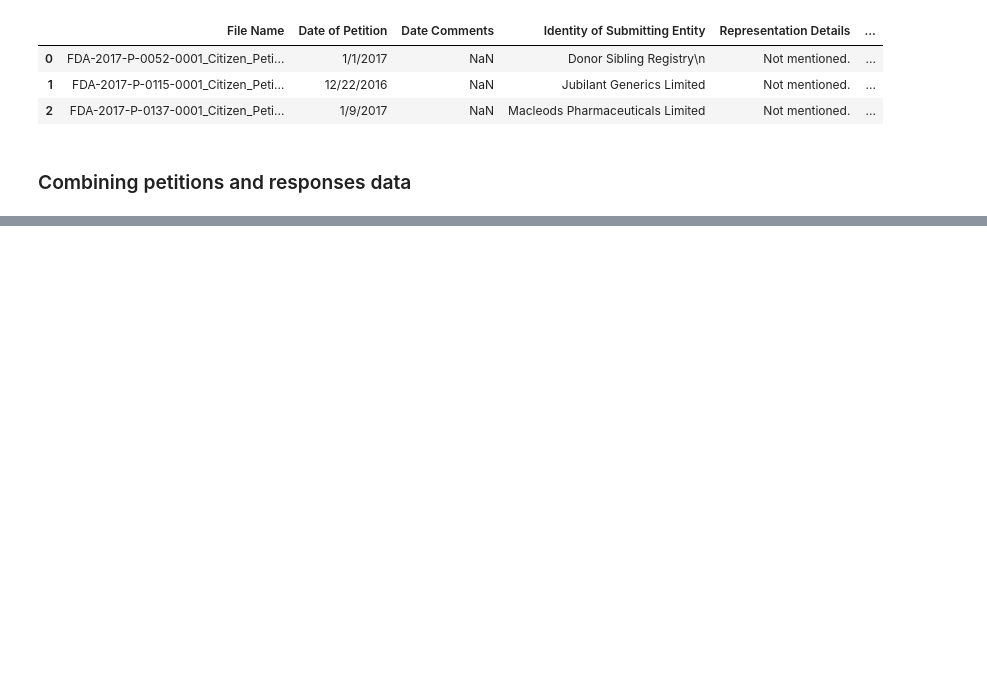
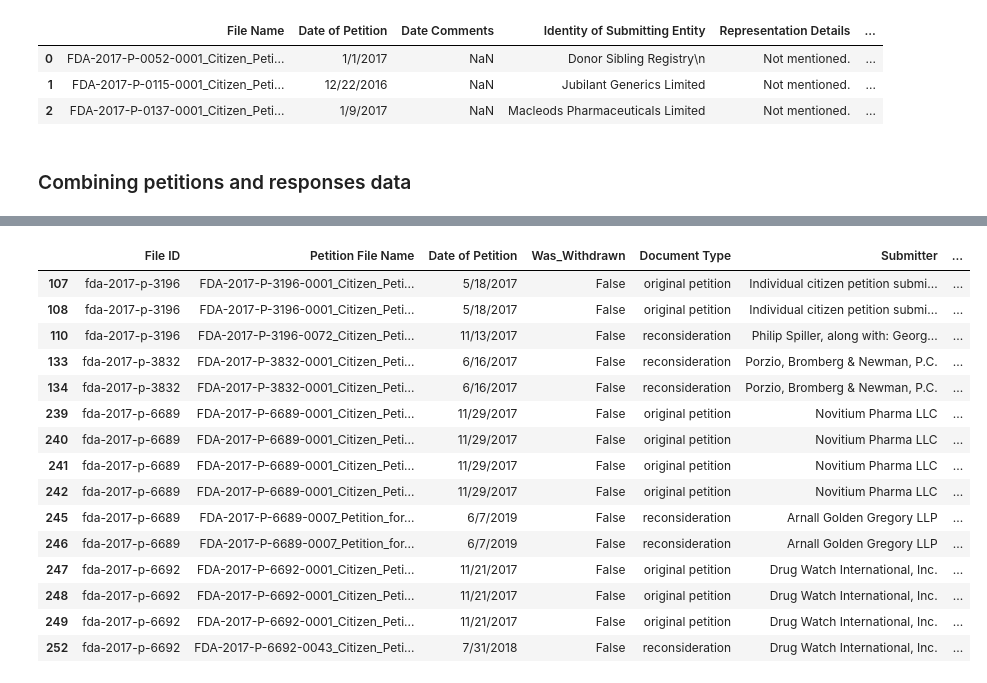
Before and after one commit to aanht/ucb-fda-citizen-project, a Jupyter notebook: FDA_Citizen_Cleaning_Data.ipynb, the cells around one changed output, grey strips where cells are left out. Cells and saved outputs as stored; diff of their text form; code cells hidden in the pictures; blank space fills up the shorter version.

```diff
--- a/FDA_Citizen_Cleaning_Data.ipynb
+++ b/FDA_Citizen_Cleaning_Data.ipynb
@@ -263,8 +265,11 @@ responses_2017_mod = responses_2017.drop(["Status of Review", "Review Comments"]
 # %%
 # use numbers after "FDA-2017-P-..." as unique id
 petitions_2017_mod["File ID"] = petitions_2017_mod["File Name"].str.extract(r'(FDA-\d{4}-P-\d{4})')
+petitions_2017_mod["File ID"] = petitions_2017_mod["File ID"].str.lower()
 display(petitions_2017_mod.head(3))
+
 responses_2017_mod["File ID"] = responses_2017_mod["File Name"].str.extract(r'(FDA-\d{4}-P-\d{4})')
+responses_2017_mod["File ID"] = responses_2017_mod["File ID"].str.lower()
 display(responses_2017_mod.head(3))
 # %% [output]
 |  | File Name | Date of Petition | Date Comments | Identity of Submitting Entity | Representation Details | ... |
@@ -296,0 +323,39 @@ petitions_2017_main.to_csv("petitions_2017_main.csv", index=False)
+# %%
+# merge first
+long_df = pd.merge(
+    petitions_2017_main,
+    responses_2017_mod,
+    on = "File ID",
+    how = "left"
+)
+
+# keep rows where the response happened after the petition was filed
+invalid_responses_df = long_df[pd.to_datetime(long_df["Date of Response"], errors="coerce") <= pd.to_datetime(long_df["Date of Petition"], errors="coerce")
+]
+valid_responses_df = long_df[pd.to_datetime(long_df["Date of Response"], errors="coerce") > pd.to_datetime(long_df["Date of Petition"], errors="coerce")
+]
+
+#display(invalid_responses_df)
+# petitions w/ recon are ["3196", "3832", "6689", "6692"]
+recon_petit_id = petitions_2017_mod[petitions_2017_mod["File Name"].str.lower().str.contains("reconsider", regex=False)]
+filter_recon = valid_responses_df[valid_responses_df["File ID"].isin(recon_petit_id["File ID"])]
+
+filter_recon.to_csv("filter_reconsiderations_merged.csv", index=False)
+display(filter_recon)
+# %% [output]
+|  | File ID | Petition File Name | Date of Petition | Was_Withdrawn | Document Type | Submitter | ... |
+| 107 | fda-2017-p-3196 | FDA-2017-P-3196-0001_Citizen_Peti... | 5/18/2017 | False | original petition | Individual citizen petition submi... | ... |
+| 108 | fda-2017-p-3196 | FDA-2017-P-3196-0001_Citizen_Peti... | 5/18/2017 | False | original petition | Individual citizen petition submi... | ... |
+| 110 | fda-2017-p-3196 | FDA-2017-P-3196-0072_Citizen_Peti... | 11/13/2017 | False | reconsideration | Philip Spiller, along with: Georg... | ... |
+| 133 | fda-2017-p-3832 | FDA-2017-P-3832-0001_Citizen_Peti... | 6/16/2017 | False | reconsideration | Porzio, Bromberg & Newman, P.C. | ... |
+| 134 | fda-2017-p-3832 | FDA-2017-P-3832-0001_Citizen_Peti... | 6/16/2017 | False | reconsideration | Porzio, Bromberg & Newman, P.C. | ... |
+| 239 | fda-2017-p-6689 | FDA-2017-P-6689-0001_Citizen_Peti... | 11/29/2017 | False | original petition | Novitium Pharma LLC | ... |
+| 240 | fda-2017-p-6689 | FDA-2017-P-6689-0001_Citizen_Peti... | 11/29/2017 | False | original petition | Novitium Pharma LLC | ... |
+| 241 | fda-2017-p-6689 | FDA-2017-P-6689-0001_Citizen_Peti... | 11/29/2017 | False | original petition | Novitium Pharma LLC | ... |
+| 242 | fda-2017-p-6689 | FDA-2017-P-6689-0001_Citizen_Peti... | 11/29/2017 | False | original petition | Novitium Pharma LLC | ... |
+| 245 | fda-2017-p-6689 | FDA-2017-P-6689-0007_Petition_for... | 6/7/2019 | False | reconsideration | Arnall Golden Gregory LLP | ... |
+| 246 | fda-2017-p-6689 | FDA-2017-P-6689-0007_Petition_for... | 6/7/2019 | False | reconsideration | Arnall Golden Gregory LLP | ... |
+| 247 | fda-2017-p-6692 | FDA-2017-P-6692-0001_Citizen_Peti... | 11/21/2017 | False | original petition | Drug Watch International, Inc. | ... |
+| 248 | fda-2017-p-6692 | FDA-2017-P-6692-0001_Citizen_Peti... | 11/21/2017 | False | original petition | Drug Watch International, Inc. | ... |
+| 249 | fda-2017-p-6692 | FDA-2017-P-6692-0001_Citizen_Peti... | 11/21/2017 | False | original petition | Drug Watch International, Inc. | ... |
+| 252 | fda-2017-p-6692 | FDA-2017-P-6692-0043_Citizen_Peti... | 7/31/2018 | False | reconsideration | Drug Watch International, Inc. | ... |
```
Also changed, not shown: parts of 17 cells of this notebook, 1 other file.
